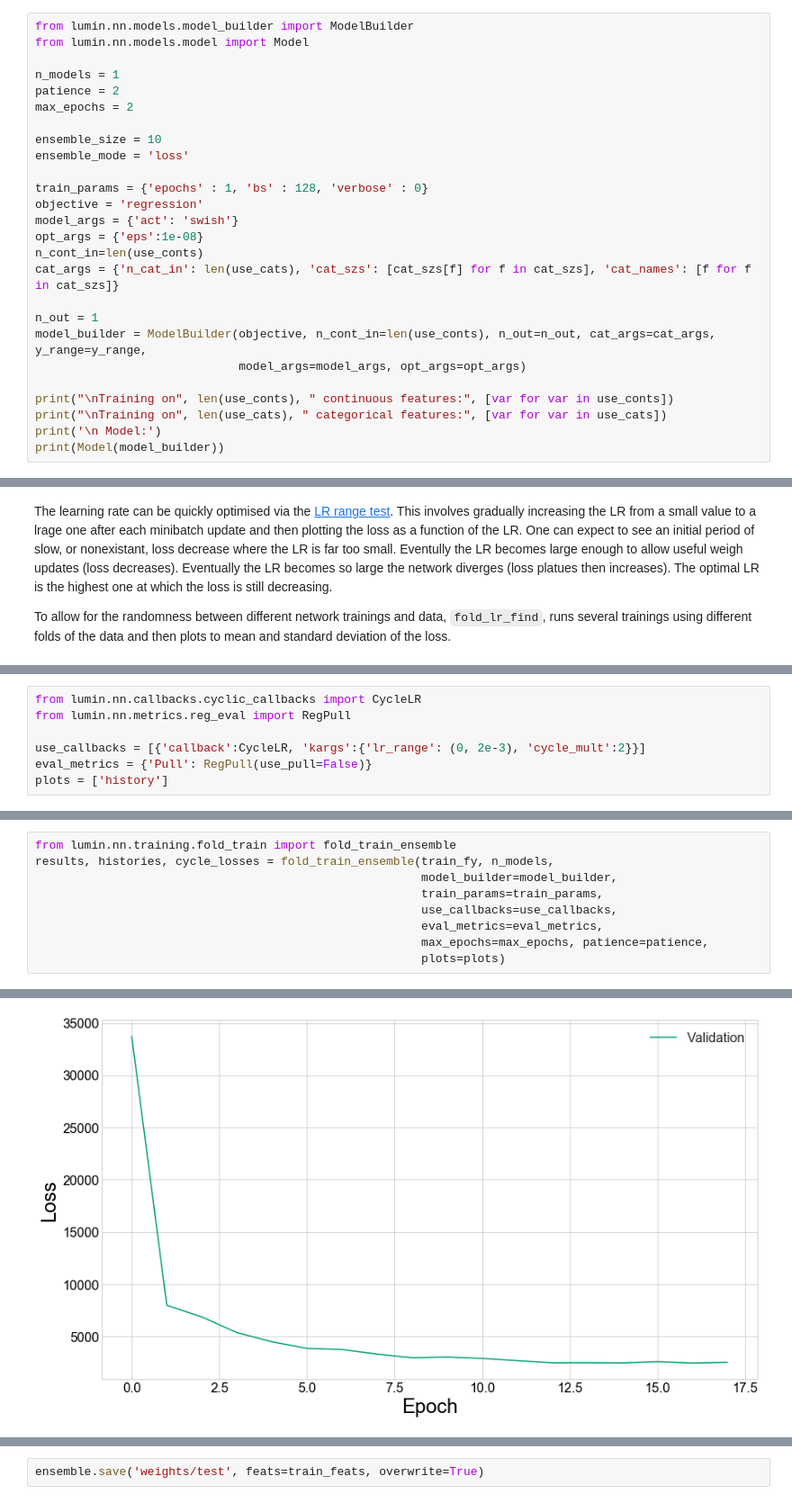
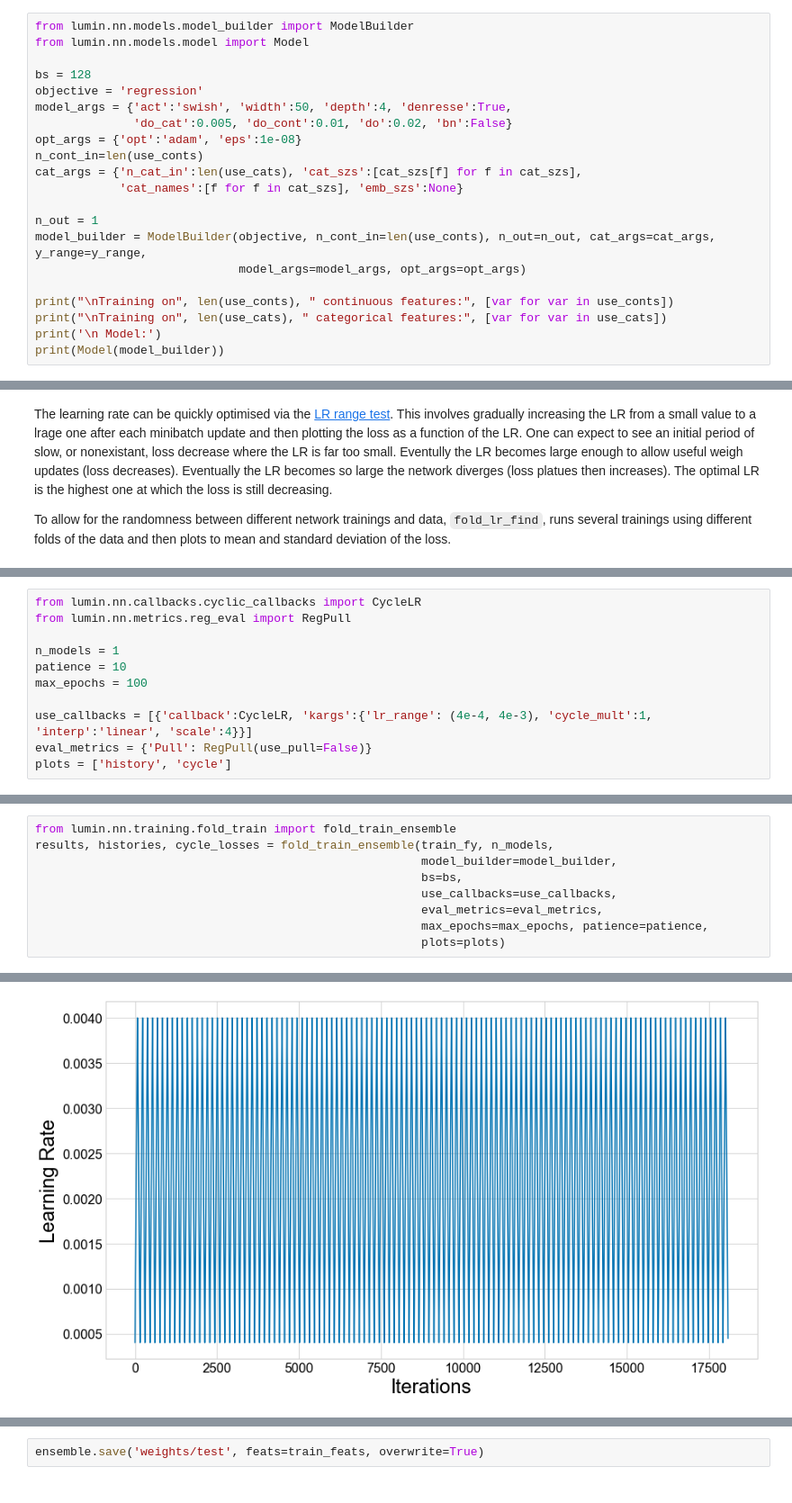
Before and after one commit to GilesStrong/lumin, a Jupyter notebook: examples/Single_Target_Regression.ipynb, the cells around one changed output, grey strips where cells are left out. Shown at 90% size. Saved outputs shown, nothing was run; the diff lists cells and outputs as text.

```diff
--- a/examples/Single_Target_Regression.ipynb
+++ b/examples/Single_Target_Regression.ipynb
@@ -413,19 +439,14 @@ Here we define the architecture of the models, and how we want to train them. `M
 from lumin.nn.models.model_builder import ModelBuilder
 from lumin.nn.models.model import Model
 
-n_models = 1
-patience = 2
-max_epochs = 2
-
-ensemble_size = 10
-ensemble_mode = 'loss'
-
-train_params = {'epochs' : 1, 'bs' : 128, 'verbose' : 0}
+bs = 128
 objective = 'regression'
-model_args = {'act': 'swish'}
-opt_args = {'eps':1e-08}
+model_args = {'act':'swish', 'width':50, 'depth':4, 'denresse':True,
+              'do_cat':0.005, 'do_cont':0.01, 'do':0.02, 'bn':False}
+opt_args = {'opt':'adam', 'eps':1e-08}
 n_cont_in=len(use_conts)
-cat_args = {'n_cat_in': len(use_cats), 'cat_szs': [cat_szs[f] for f in cat_szs], 'cat_names': [f for f in cat_szs]}
+cat_args = {'n_cat_in':len(use_cats), 'cat_szs':[cat_szs[f] for f in cat_szs],
+            'cat_names':[f for f in cat_szs], 'emb_szs':None}
 
 n_out = 1
 model_builder = ModelBuilder(objective, n_cont_in=len(use_conts), n_out=n_out, cat_args=cat_args, y_range=y_range,
@@ -474,7 +497,11 @@ For this example we'll use a cosine annealed learning rate, and add an evaluatio
 from lumin.nn.callbacks.cyclic_callbacks import CycleLR
 from lumin.nn.metrics.reg_eval import RegPull
 
-use_callbacks = [{'callback':CycleLR, 'kargs':{'lr_range': (0, 2e-3), 'cycle_mult':2}}]
+n_models = 1
+patience = 10
+max_epochs = 100
+
+use_callbacks = [{'callback':CycleLR, 'kargs':{'lr_range': (4e-4, 4e-3), 'cycle_mult':1, 'interp':'linear', 'scale':4}}]
 eval_metrics = {'Pull': RegPull(use_pull=False)}
-plots = ['history']
+plots = ['history', 'cycle']
 # %% [markdown]
@@ -485,7 +510,7 @@ plots = ['history']
 from lumin.nn.training.fold_train import fold_train_ensemble
 results, histories, cycle_losses = fold_train_ensemble(train_fy, n_models,
                                                        model_builder=model_builder,
-                                                       train_params=train_params,
+                                                       bs=bs,
                                                        use_callbacks=use_callbacks,
                                                        eval_metrics=eval_metrics,
                                                        max_epochs=max_epochs, patience=patience,
@@ -505 +526 @@ Cross-validation took 6.745s
-[figure, old version]
+[figure, new version]
```
Also changed, not shown: parts of 13 cells of this notebook, 13 other files.
